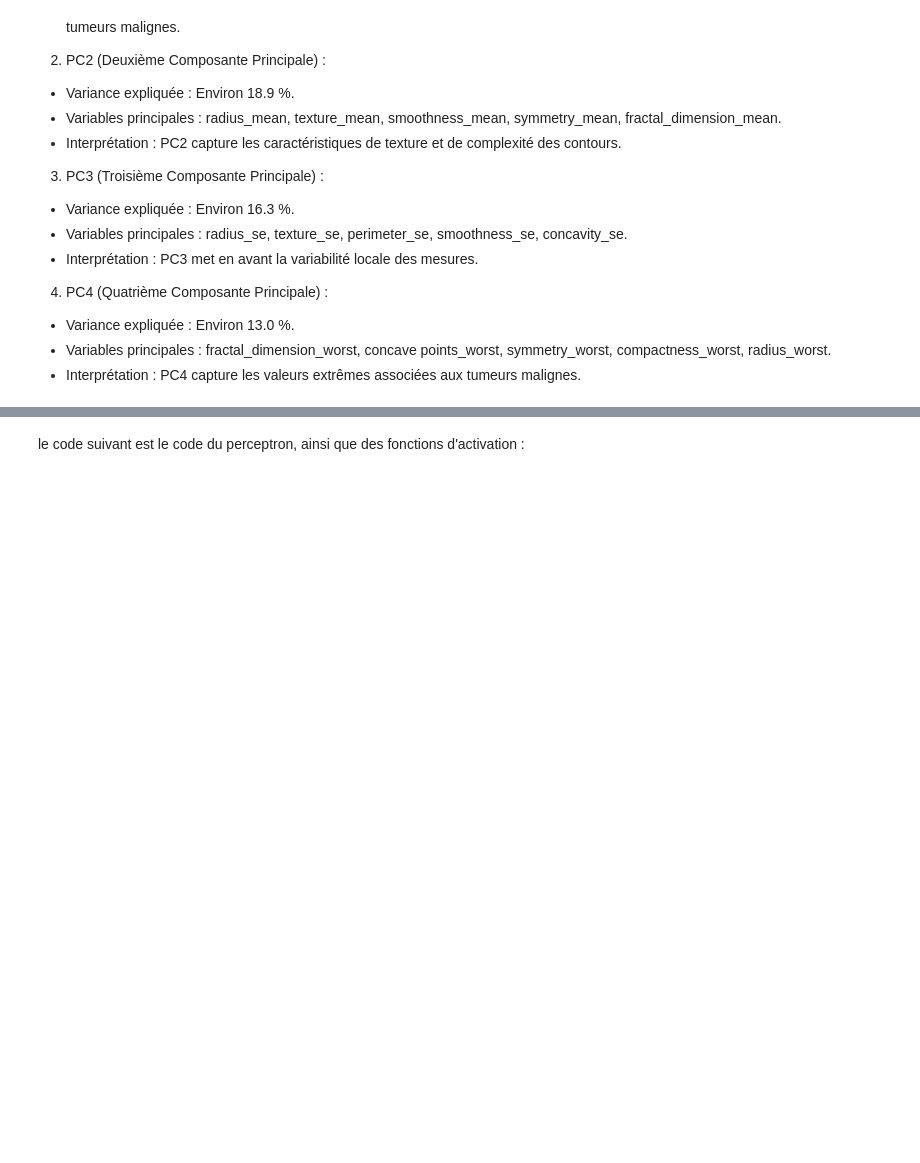
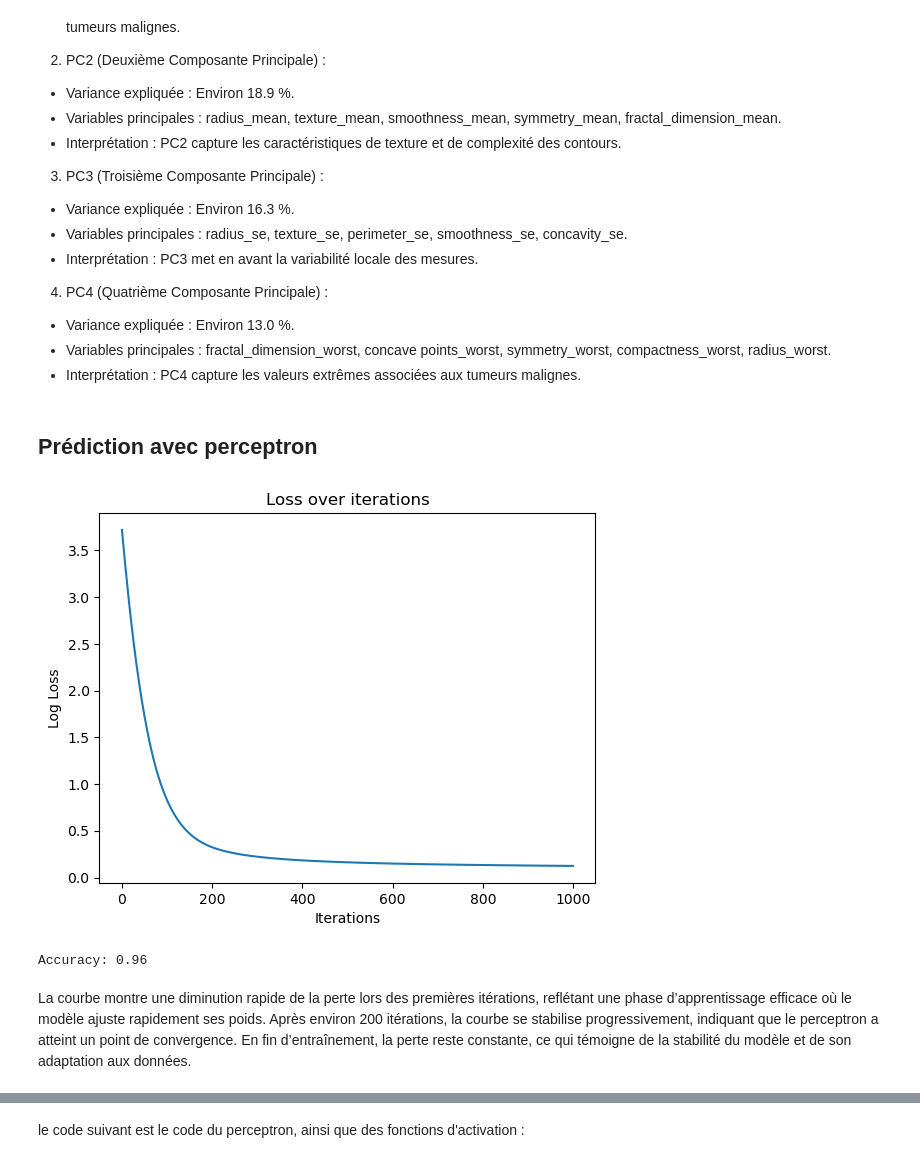
Before and after one commit to alexteiss01/perceptron, a Jupyter notebook: notebook.ipynb, the cells around one changed output, grey strips where cells are left out. Saved outputs shown, nothing was run; the diff lists cells and outputs as text; code cells hidden in the pictures; blank space fills up the shorter version.

```diff
--- a/notebook.ipynb
+++ b/notebook.ipynb
@@ -267,3 +267,28 @@ for pc in ['PC1', 'PC2', 'PC3', 'PC4']:
 - Variance expliquée : Environ 13.0 %.
 - Variables principales : fractal_dimension_worst, concave points_worst, symmetry_worst, compactness_worst, radius_worst.
 - Interprétation : PC4 capture les valeurs extrêmes associées aux tumeurs malignes.
+# %% [markdown]
+##  **Prédiction avec perceptron**
+# %%
+# Division des données en ensembles d'entraînement et de test
+X_train, X_test, y_train, y_test = train_test_split(X_pca, y, test_size=0.2, random_state=42)
+
+# Reshape y pour correspondre à la forme attendue par le perceptron
+y_train = y_train.to_numpy().reshape(-1, 1)
+y_test = y_test.to_numpy().reshape(-1, 1)
+
+# 2. Création et entraînement du perceptron
+perceptron = Perceptron(learning_rate=0.01, n_iter=1000)
+perceptron.fit(X_train, y_train)
+
+# 3. Prédictions
+y_pred = perceptron.predict(X_test)
+
+# 4. Évaluation
+accuracy = perceptron.accuracy(X_test, y_test)
+print(f"Accuracy: {accuracy:.2f}")
+# %% [output]
+[figure, added]
+Accuracy: 0.96
+# %% [markdown]
+La courbe montre une diminution rapide de la perte lors des premières itérations, reflétant une phase d’apprentissage efficace où le modèle ajuste rapidement ses poids. Après environ 200 itérations, la courbe se stabilise progressivement, indiquant que le perceptron a atteint un point de convergence. En fin d’entraînement, la perte reste constante, ce qui témoigne de la stabilité du modèle et de son adaptation aux données.
```
Also changed, not shown: parts of 11 cells of this notebook.
